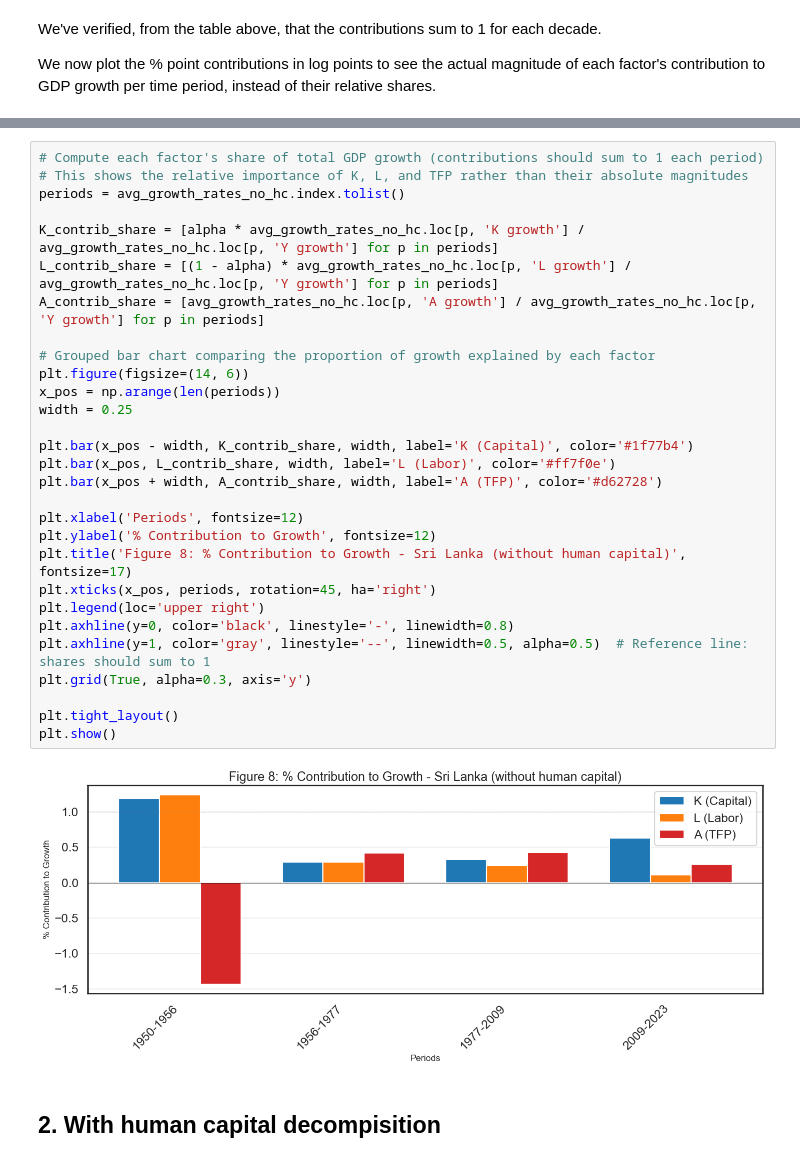
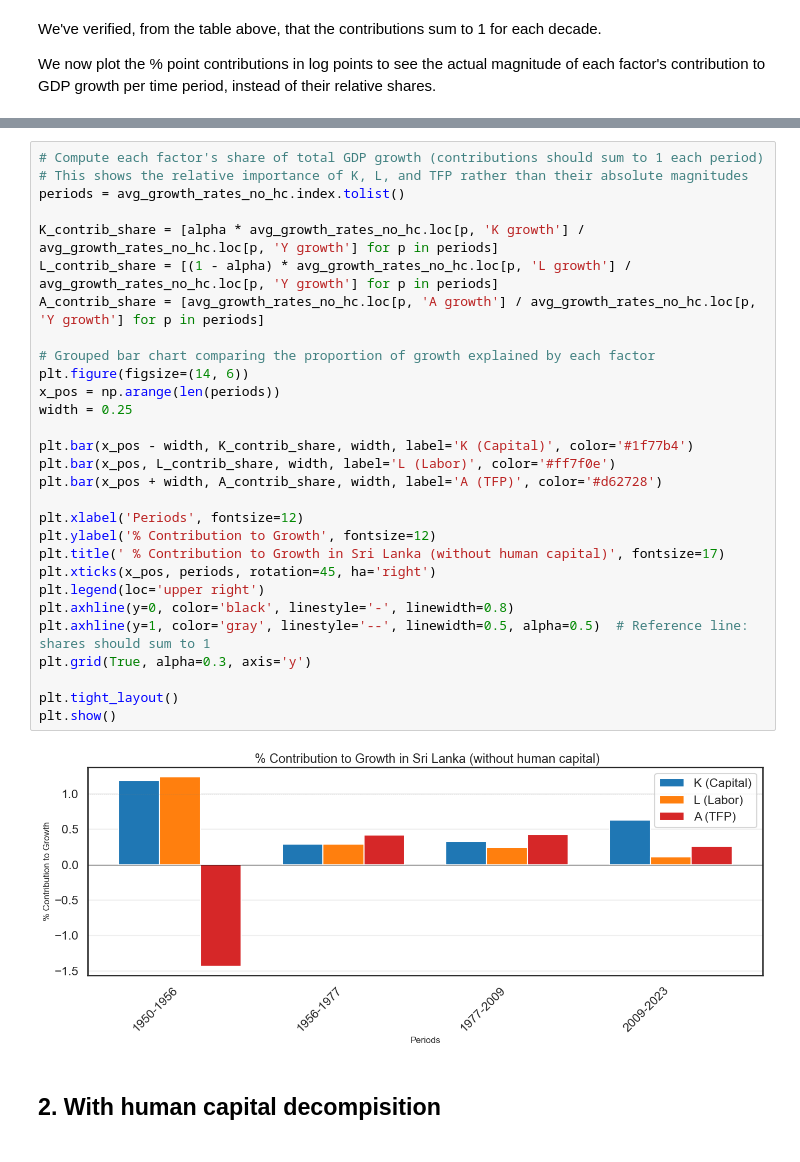
Before and after one commit to ikedasakii/EC2B1_group_project, a Jupyter notebook: find_GDP_trend_decades_copy.ipynb, the cells around one changed output, grey strips where cells are left out. Saved outputs shown, nothing was run; the diff lists cells and outputs as text.

```diff
--- a/find_GDP_trend_decades_copy.ipynb
+++ b/find_GDP_trend_decades_copy.ipynb
@@ -792,34 +792,34 @@ We also plotted the % contribution to growth, which express each factor as a pro
 # %%
 # Compute each factor's share of total GDP growth (contributions should sum to 1 each period)
 # This shows the relative importance of K, L, and TFP rather than their absolute magnitudes
 periods = avg_growth_rates_no_hc.index.tolist()
 
 K_contrib_share = [alpha * avg_growth_rates_no_hc.loc[p, 'K growth'] / avg_growth_rates_no_hc.loc[p, 'Y growth'] for p in periods]
 L_contrib_share = [(1 - alpha) * avg_growth_rates_no_hc.loc[p, 'L growth'] / avg_growth_rates_no_hc.loc[p, 'Y growth'] for p in periods]
 A_contrib_share = [avg_growth_rates_no_hc.loc[p, 'A growth'] / avg_growth_rates_no_hc.loc[p, 'Y growth'] for p in periods]
 
 # Grouped bar chart comparing the proportion of growth explained by each factor
 plt.figure(figsize=(14, 6))
 x_pos = np.arange(len(periods))
 width = 0.25
 
 plt.bar(x_pos - width, K_contrib_share, width, label='K (Capital)', color='#1f77b4')
 plt.bar(x_pos, L_contrib_share, width, label='L (Labor)', color='#ff7f0e')
 plt.bar(x_pos + width, A_contrib_share, width, label='A (TFP)', color='#d62728')
 
 plt.xlabel('Periods', fontsize=12)
 plt.ylabel('% Contribution to Growth', fontsize=12)
-plt.title('Figure 8: % Contribution to Growth - Sri Lanka (without human capital)', fontsize=17)
+plt.title(' % Contribution to Growth in Sri Lanka (without human capital)', fontsize=17)
 plt.xticks(x_pos, periods, rotation=45, ha='right')
 plt.legend(loc='upper right')
 plt.axhline(y=0, color='black', linestyle='-', linewidth=0.8)
 plt.axhline(y=1, color='gray', linestyle='--', linewidth=0.5, alpha=0.5)  # Reference line: shares should sum to 1
 plt.grid(True, alpha=0.3, axis='y')
 
 plt.tight_layout()
 plt.show()
 # %% [output]
-[figure, old version]
+[figure, new version]
 # %% [markdown]
 ## 2. With human capital decompisition
 # %% [markdown]
```
Also changed, not shown: parts of 18 cells of this notebook.
